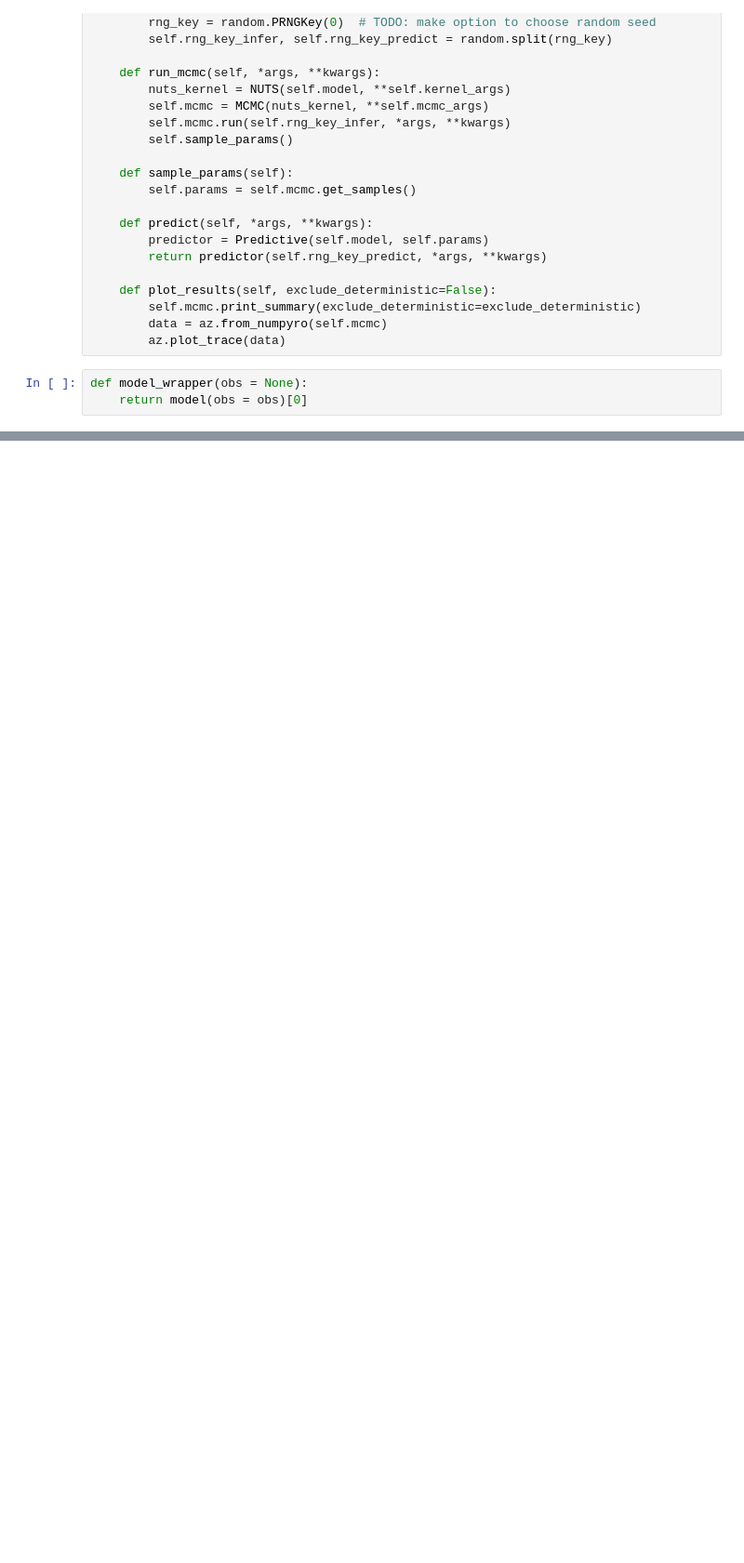
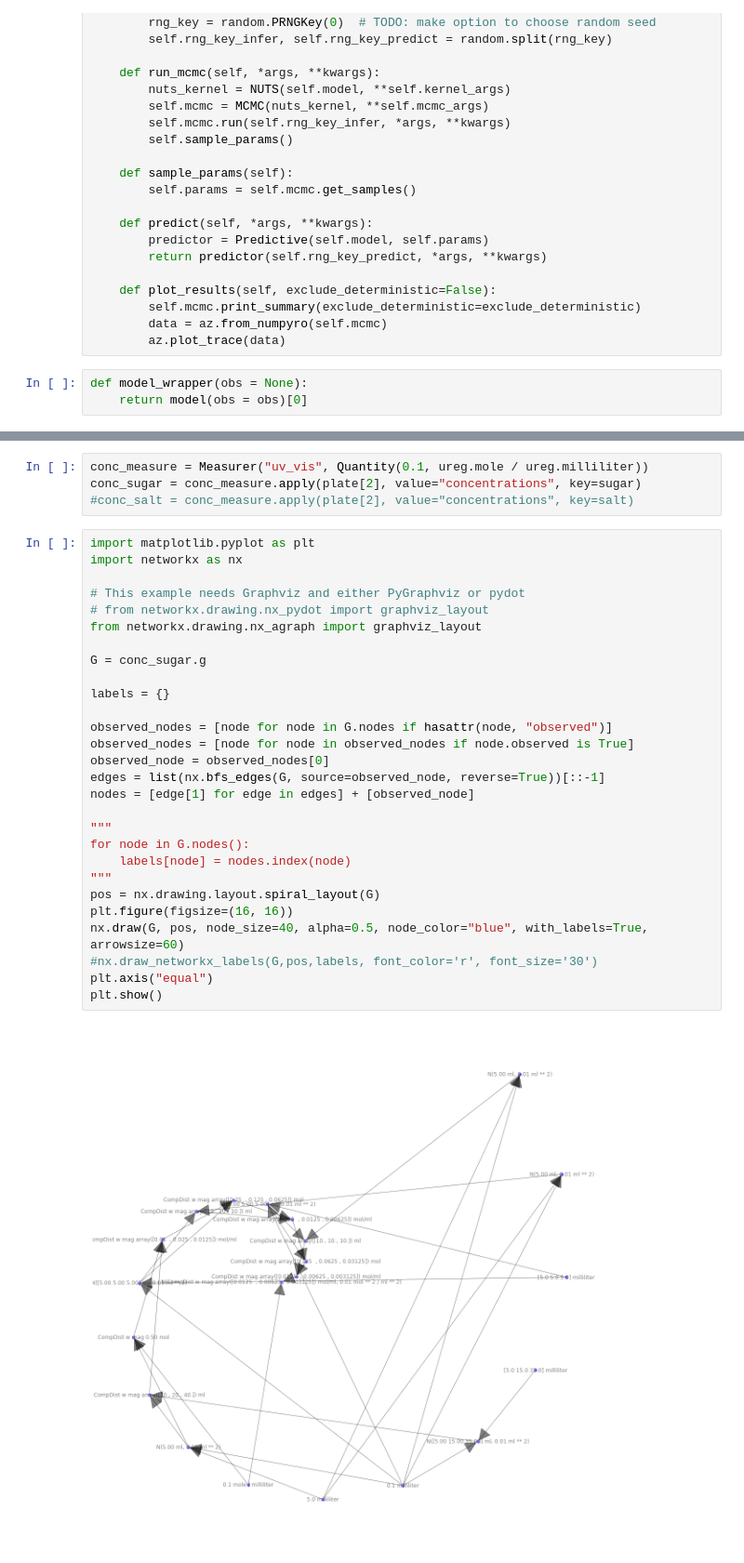
Before and after one commit to choderalab/bellini, a Jupyter notebook: examples/serial-dilutions/playground.ipynb, the cells around one changed output, grey strips where cells are left out. Shown at 93% size. Drawn from its saved outputs; the diff is of its cells as text; blank space fills up the shorter version.

```diff
--- a/examples/serial-dilutions/playground.ipynb
+++ b/examples/serial-dilutions/playground.ipynb
@@ -169,0 +256,34 @@ Number of divergences: 0
+# %%
+conc_measure = Measurer("uv_vis", Quantity(0.1, ureg.mole / ureg.milliliter))
+conc_sugar = conc_measure.apply(plate[2], value="concentrations", key=sugar)
+#conc_salt = conc_measure.apply(plate[2], value="concentrations", key=salt)
+# %%
+import matplotlib.pyplot as plt
+import networkx as nx
+
+# This example needs Graphviz and either PyGraphviz or pydot
+# from networkx.drawing.nx_pydot import graphviz_layout
+from networkx.drawing.nx_agraph import graphviz_layout
+
+G = conc_sugar.g
+
+labels = {}
+
+observed_nodes = [node for node in G.nodes if hasattr(node, "observed")]
+observed_nodes = [node for node in observed_nodes if node.observed is True]
+observed_node = observed_nodes[0]
+edges = list(nx.bfs_edges(G, source=observed_node, reverse=True))[::-1]
+nodes = [edge[1] for edge in edges] + [observed_node]
+
+"""
+for node in G.nodes():
+    labels[node] = nodes.index(node)
+"""
+pos = nx.drawing.layout.spiral_layout(G)
+plt.figure(figsize=(16, 16))
+nx.draw(G, pos, node_size=40, alpha=0.5, node_color="blue", with_labels=True, arrowsize=60)
+#nx.draw_networkx_labels(G,pos,labels, font_color='r', font_size='30')
+plt.axis("equal")
+plt.show()
+# %% [output]
+[figure, added]
```
Also changed, not shown: parts of 23 cells of this notebook.
